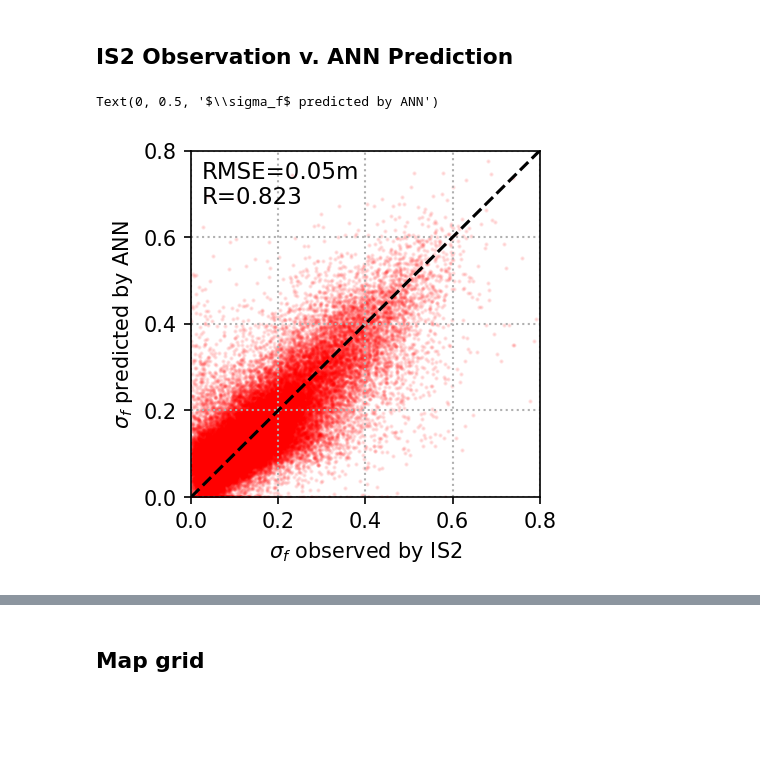
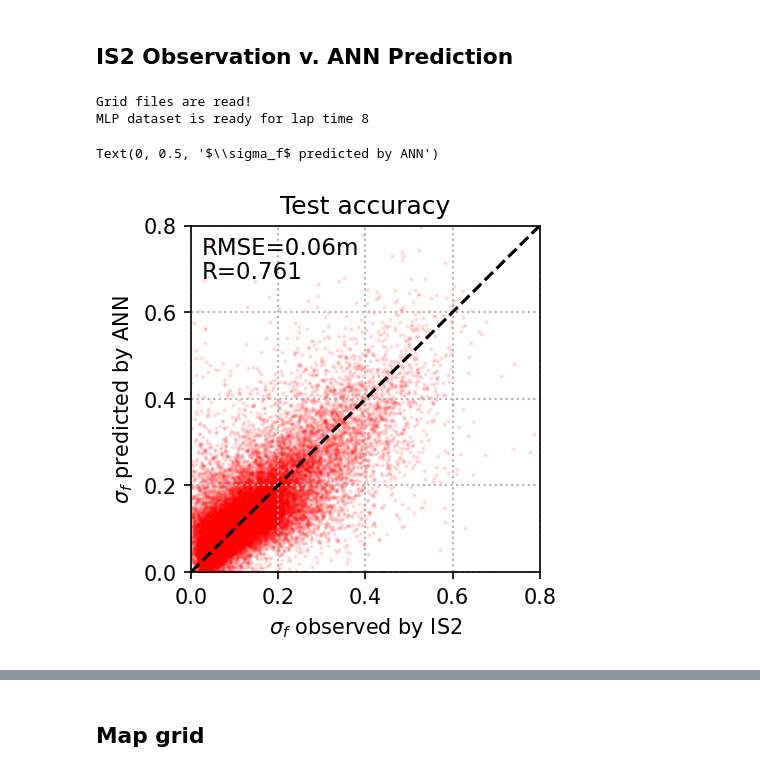
Before and after one commit to YoungHyunKoo/Seaice_topo_DL, a Jupyter notebook: Analyze_Ross.ipynb, the cells around one changed output, grey strips where cells are left out. Cells and saved outputs as stored; diff of their text form; code cells hidden in the pictures; blank space fills up the shorter version.

```diff
--- a/Analyze_Ross.ipynb
+++ b/Analyze_Ross.ipynb
@@ -38,15 +39,20 @@ c = 1
 features, hidden_layers = 128, 2
 
 files = glob.glob(f'D:\\IS2_topo_DL\\data\\Data_{sector}_*.pkl')
-xx, yy, inputs, outputs = read_grid_input(files)
+xx, yy, inputs, outputs = read_grid_input(files, c)
 
-ann_input, ann_output = make_mlp_input(inputs[:,:9], outputs[:,c:c+1], laps = laps)
+ann_input, ann_output = make_mlp_input(inputs, outputs, laps = laps)
+train_input, val_input, train_output, val_output = train_test_split(ann_input, ann_output, test_size=0.4, random_state=42)
 
 ann_input = torch.tensor(ann_input, dtype=torch.float32)
 ann_output = torch.tensor(ann_output, dtype=torch.float32)
+train_input = torch.tensor(train_input, dtype=torch.float32)
+train_output = torch.tensor(train_output, dtype=torch.float32)
+val_input = torch.tensor(val_input, dtype=torch.float32)
+val_output = torch.tensor(val_output, dtype=torch.float32)
 
-n_samples, in_channels = ann_input.size()
-_, out_channels = ann_output.size()
+n_samples, in_channels = val_input.size()
+_, out_channels = val_output.size()
 
 net = MLP(in_channels, out_channels, features, hidden_layers)
 model_name = f"D:\\IS2_topo_DL\\model\\torch_{sector}_c{c}_lap{laps}_mlp_h{hidden_layers}_f{features}.pth"
@@ -56,26 +62,36 @@ net.load_state_dict(torch.load(model_name, map_location=device))
 net = net.to(device)
 net.eval()
 
-n_sample = ann_input.shape[0]
-ann_pred = net(ann_input.to(device)).to('cpu') #torch.zeros(ann_output.shape)
+n_sample = val_input.shape[0]
+val_pred = net(val_input.to(device)).to('cpu') #torch.zeros(ann_output.shape)
 
-y_obs = ann_output.detach().numpy()
-y_prd = ann_pred.detach().numpy()
+y_obs = val_output.detach().numpy()
+y_prd = val_pred.detach().numpy()
+# %% [output]
+Grid files are read!
+MLP dataset is ready for lap time 8
 # %%
+n_sample = val_input.shape[0]
+val_pred = net(val_input.to(device)).to('cpu') #torch.zeros(ann_output.shape)
+
+y_obs = val_output.detach().numpy()
+y_prd = val_pred.detach().numpy()
+
 plt.figure(figsize = (3,3), dpi = 150)
 plt.scatter(y_obs[:], y_prd[:], s = 1, alpha = 0.1, c = "r")
 plt.grid(ls = ":", lw = 1)
 plt.xlim(0, 0.8)
 plt.xticks(np.arange(0, 1.0, 0.2))
 plt.ylim(0, 0.8)
 plt.yticks(np.arange(0, 1.0, 0.2))
 plt.plot([0, 1], [0, 1], ls = "--", c = "k")
 rmse = RMSE(y_obs, y_prd)
 R = corr(y_obs, y_prd)
 plt.annotate(f"R={R:.3f}", xy=(0.03, 0.90), xycoords='axes fraction', fontsize=11, ha='left', va='top')
 plt.annotate(f"RMSE={rmse:.2f}m", xy=(0.03, 0.97), xycoords='axes fraction', fontsize=11, ha='left', va='top')
+plt.title("Test accuracy")
 plt.xlabel("$\sigma_f$ observed by IS2")
 plt.ylabel("$\sigma_f$ predicted by ANN")
 # %% [output]
 Text(0, 0.5, '$\\sigma_f$ predicted by ANN')
-[figure, old version]
+[figure, new version]
```
Also changed, not shown: parts of 4 cells of this notebook, 5 other files.
